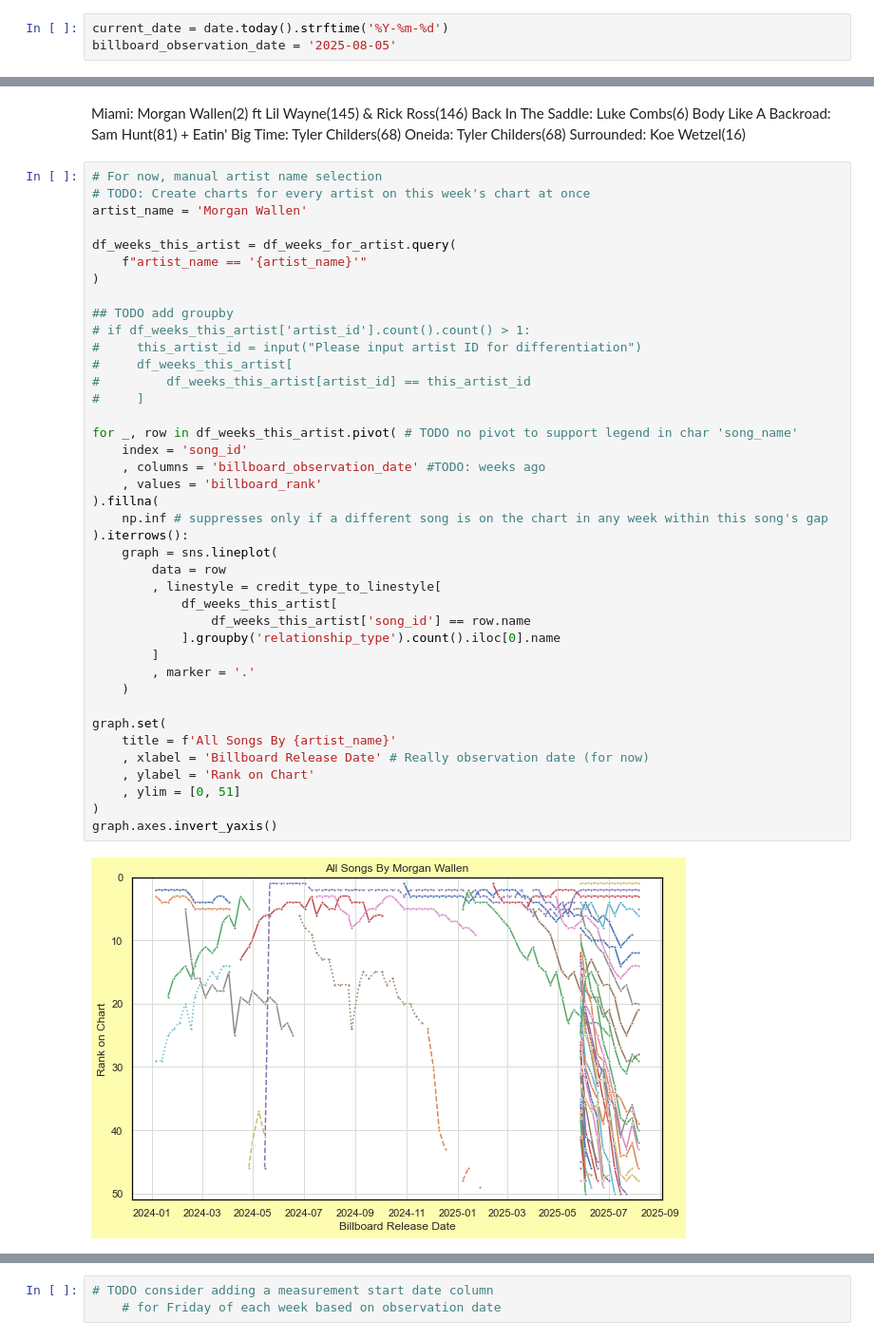
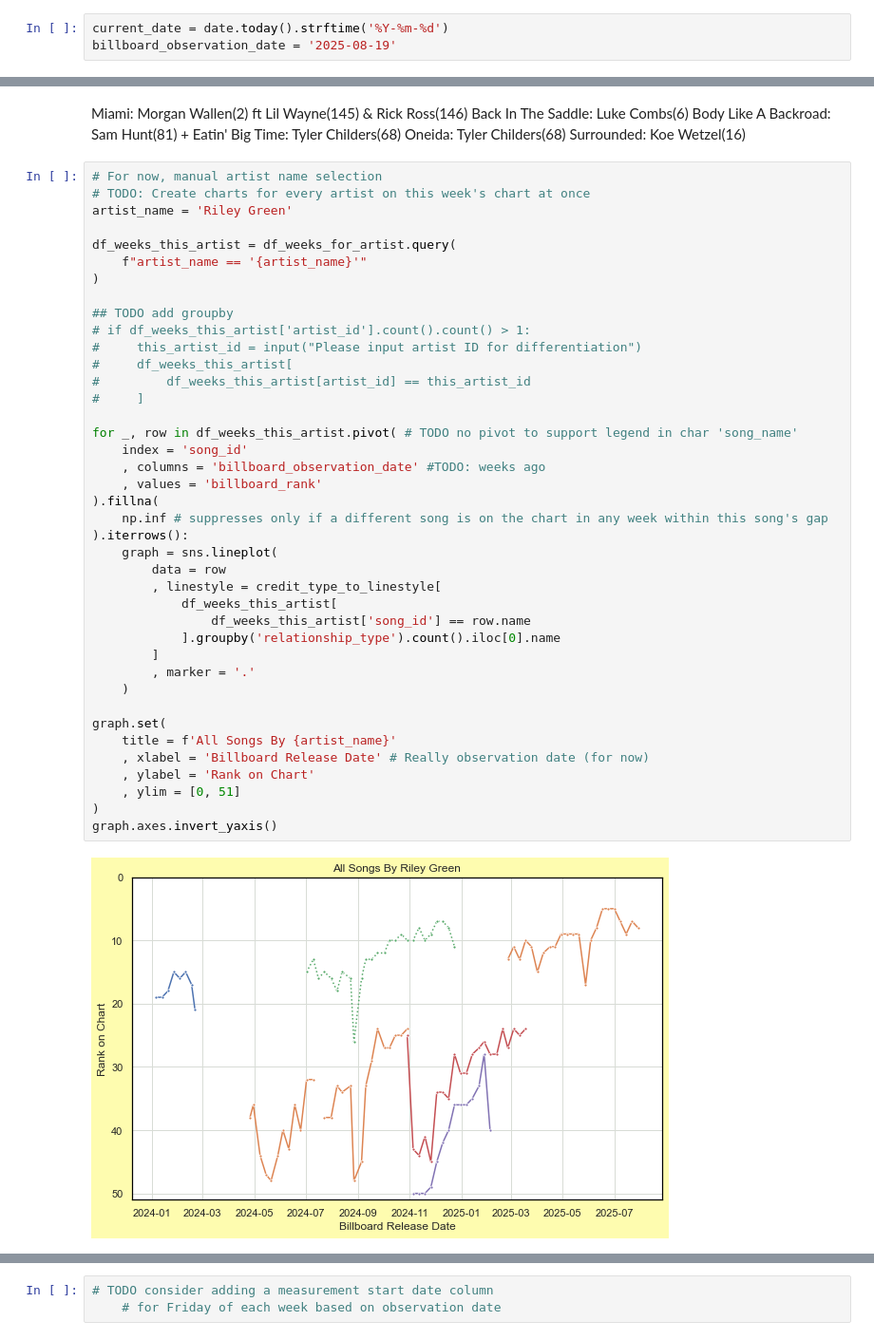
Before and after one commit to jwmanahan/billboard, a Jupyter notebook: add_new_week.ipynb, the cells around one changed output, grey strips where cells are left out. Shown at 95% size. Saved outputs shown, nothing was run; the diff lists cells and outputs as text.

```diff
--- a/add_new_week.ipynb
+++ b/add_new_week.ipynb
@@ -33,7 +33,7 @@ sns.set(
 # Change the billboard_observation_date!
 # %%
 current_date = date.today().strftime('%Y-%m-%d')
-billboard_observation_date = '2025-08-05'
+billboard_observation_date = '2025-08-19'
 # %%
 # Set up SQL connection
 %config SqlMagic.autopandas = True
@@ -815,7 +822,7 @@ Surrounded: Koe Wetzel(16)
 # %%
 # For now, manual artist name selection
 # TODO: Create charts for every artist on this week's chart at once
-artist_name = 'Morgan Wallen'
+artist_name = 'Riley Green'
 
 df_weeks_this_artist = df_weeks_for_artist.query(
     f"artist_name == '{artist_name}'"
@@ -826,34 +833,34 @@ df_weeks_this_artist = df_weeks_for_artist.query(
 #     this_artist_id = input("Please input artist ID for differentiation")
 #     df_weeks_this_artist[
 #         df_weeks_this_artist[artist_id] == this_artist_id
 #     ]
 
 for _, row in df_weeks_this_artist.pivot( # TODO no pivot to support legend in char 'song_name'
     index = 'song_id'
     , columns = 'billboard_observation_date' #TODO: weeks ago
     , values = 'billboard_rank'
 ).fillna(
     np.inf # suppresses only if a different song is on the chart in any week within this song's gap
 ).iterrows():
     graph = sns.lineplot(
         data = row
         , linestyle = credit_type_to_linestyle[
             df_weeks_this_artist[
                 df_weeks_this_artist['song_id'] == row.name
             ].groupby('relationship_type').count().iloc[0].name
         ]
         , marker = '.'
     )
 
 graph.set(
     title = f'All Songs By {artist_name}'
     , xlabel = 'Billboard Release Date' # Really observation date (for now)
     , ylabel = 'Rank on Chart'
     , ylim = [0, 51]
 )
 graph.axes.invert_yaxis()
 # %% [output]
-[figure, old version]
+[figure, new version]
 # %%
 # TODO: Set comparison_observation_date as num weeks back, not specific date
 current_observation_date = billboard_observation_date
```
Also changed, not shown: parts of 31 cells of this notebook, 5 other files.
